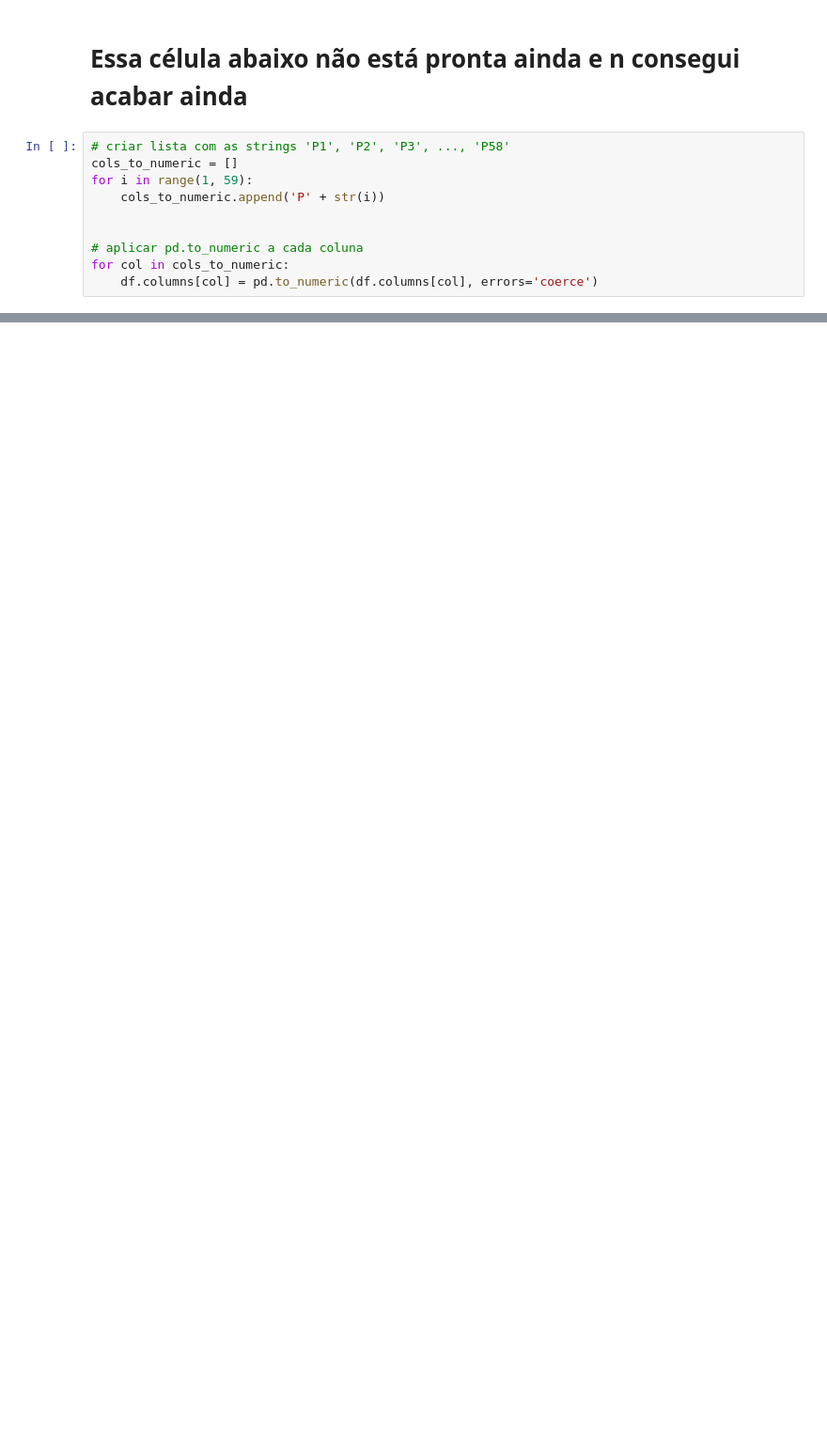
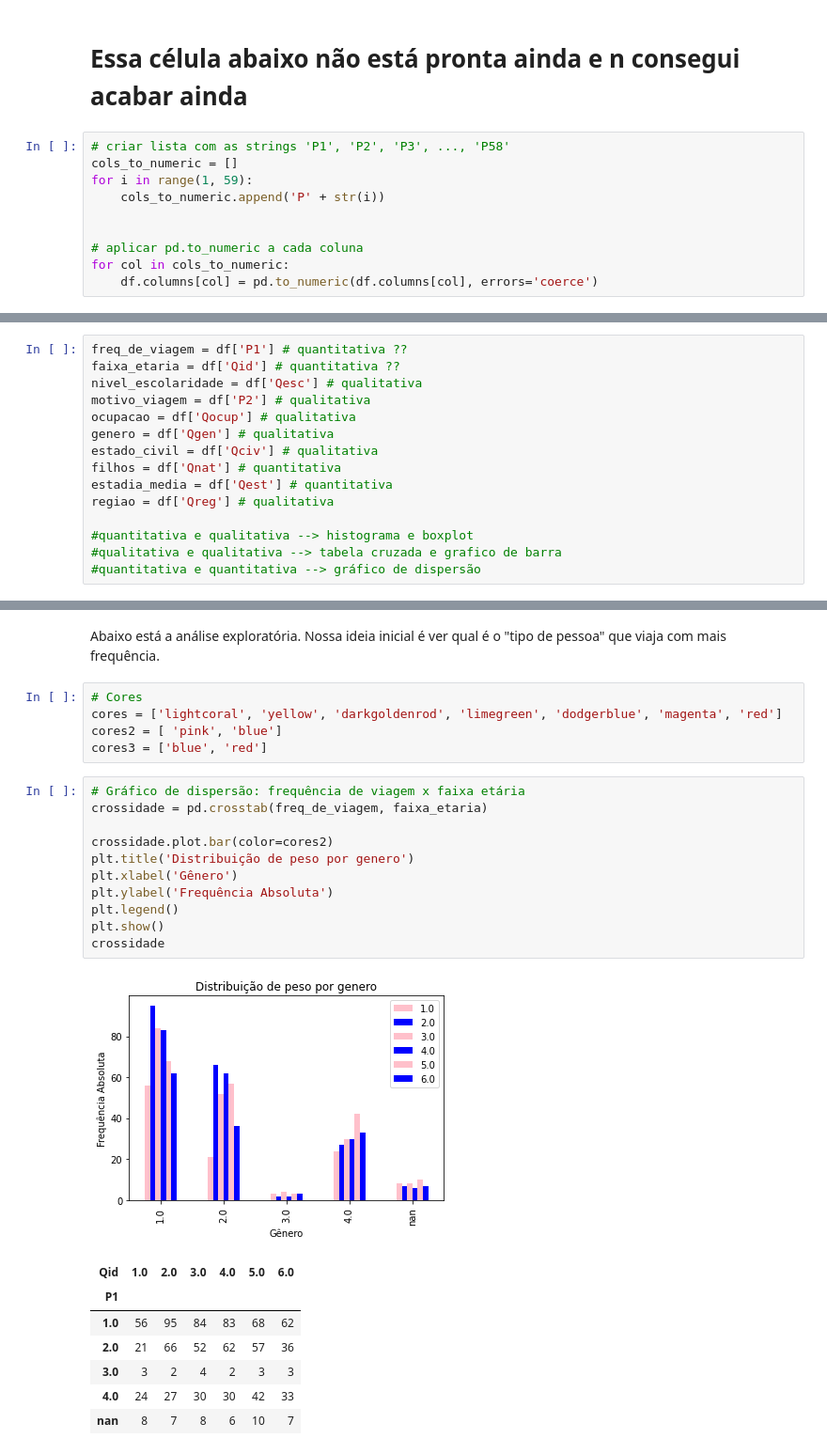
Before and after one commit to pmahfuz/Jr_hotelaria, a Jupyter notebook: Analise_base.ipynb, the cells around one changed output, grey strips where cells are left out. Shown: that part at 94% size. Cells and saved outputs as stored; diff of their text form; blank space fills up the shorter version.

```diff
--- a/Analise_base.ipynb
+++ b/Analise_base.ipynb
@@ -137,0 +116,15 @@ for col in cols_to_numeric:
+# %%
+freq_de_viagem = df['P1'] # quantitativa ??
+faixa_etaria = df['Qid'] # quantitativa ??
+nivel_escolaridade = df['Qesc'] # qualitativa
+motivo_viagem = df['P2'] # qualitativa
+ocupacao = df['Qocup'] # qualitativa
+genero = df['Qgen'] # qualitativa
+estado_civil = df['Qciv'] # qualitativa
+filhos = df['Qnat'] # quantitativa
+estadia_media = df['Qest'] # quantitativa
+regiao = df['Qreg'] # qualitativa
+
+#quantitativa e qualitativa --> histograma e boxplot
+#qualitativa e qualitativa --> tabela cruzada e grafico de barra
+#quantitativa e quantitativa --> gráfico de dispersão
@@ -137,0 +157,27 @@ for col in cols_to_numeric:
+# %% [markdown]
+Abaixo está a análise exploratória. Nossa ideia inicial é ver qual é o "tipo de pessoa" que viaja com mais frequência.
+# %%
+# Cores
+cores = ['lightcoral', 'yellow', 'darkgoldenrod', 'limegreen', 'dodgerblue', 'magenta', 'red']
+cores2 = [ 'pink', 'blue']
+cores3 = ['blue', 'red']
+# %%
+# Gráfico de dispersão: frequência de viagem x faixa etária
+crossidade = pd.crosstab(freq_de_viagem, faixa_etaria)
+
+crossidade.plot.bar(color=cores2)
+plt.title('Distribuição de peso por genero')
+plt.xlabel('Gênero')
+plt.ylabel('Frequência Absoluta')
+plt.legend()
+plt.show()
+crossidade
+# %% [output]
+[figure, added]
+| Qid | 1.0 | 2.0 | 3.0 | 4.0 | 5.0 | 6.0 |
+| P1 |  |  |  |  |  |  |
+| 1.0 | 56 | 95 | 84 | 83 | 68 | 62 |
+| 2.0 | 21 | 66 | 52 | 62 | 57 | 36 |
+| 3.0 | 3 | 2 | 4 | 2 | 3 | 3 |
+| 4.0 | 24 | 27 | 30 | 30 | 42 | 33 |
+| nan | 8 | 7 | 8 | 6 | 10 | 7 |
```
Also changed, not shown: parts of 10 cells of this notebook.
